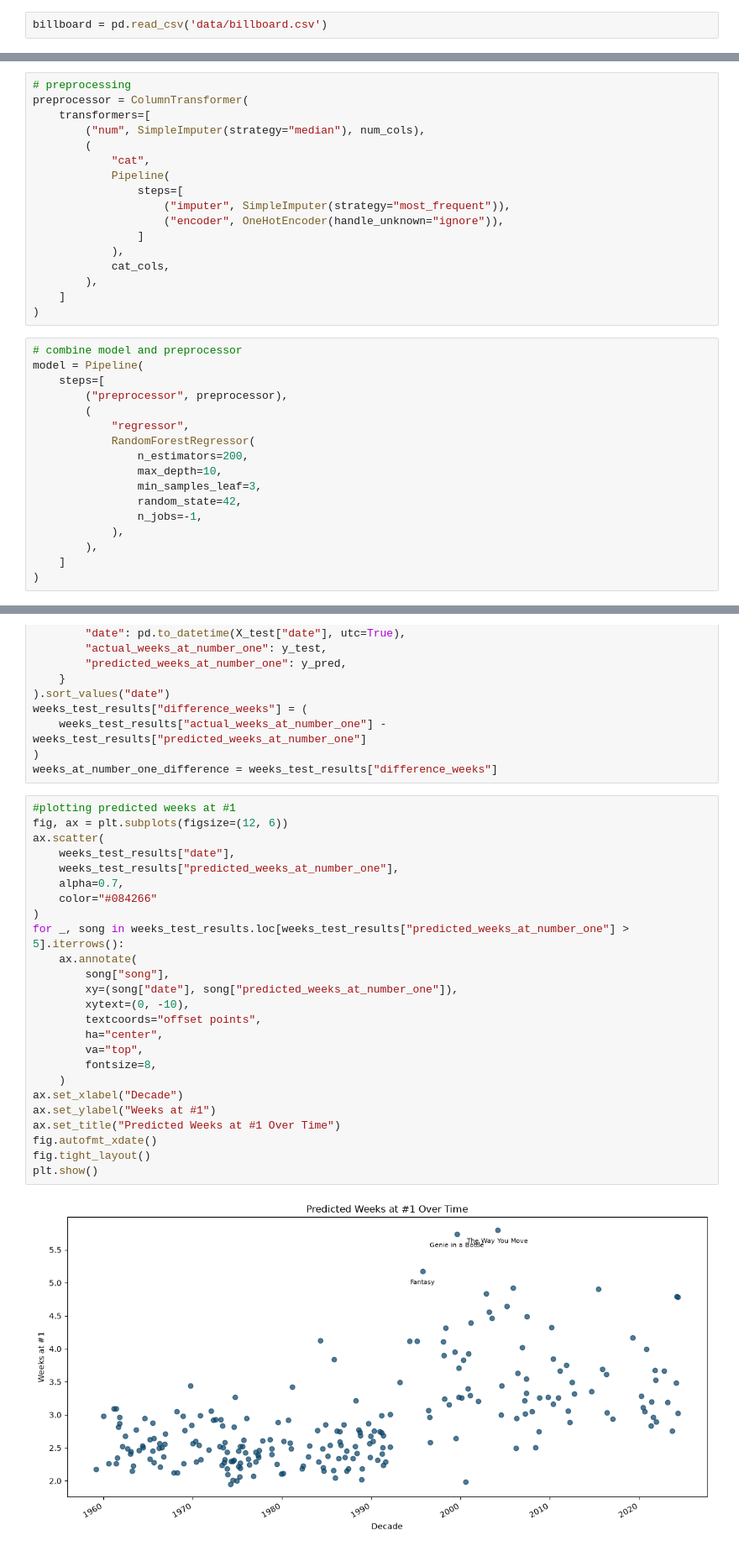
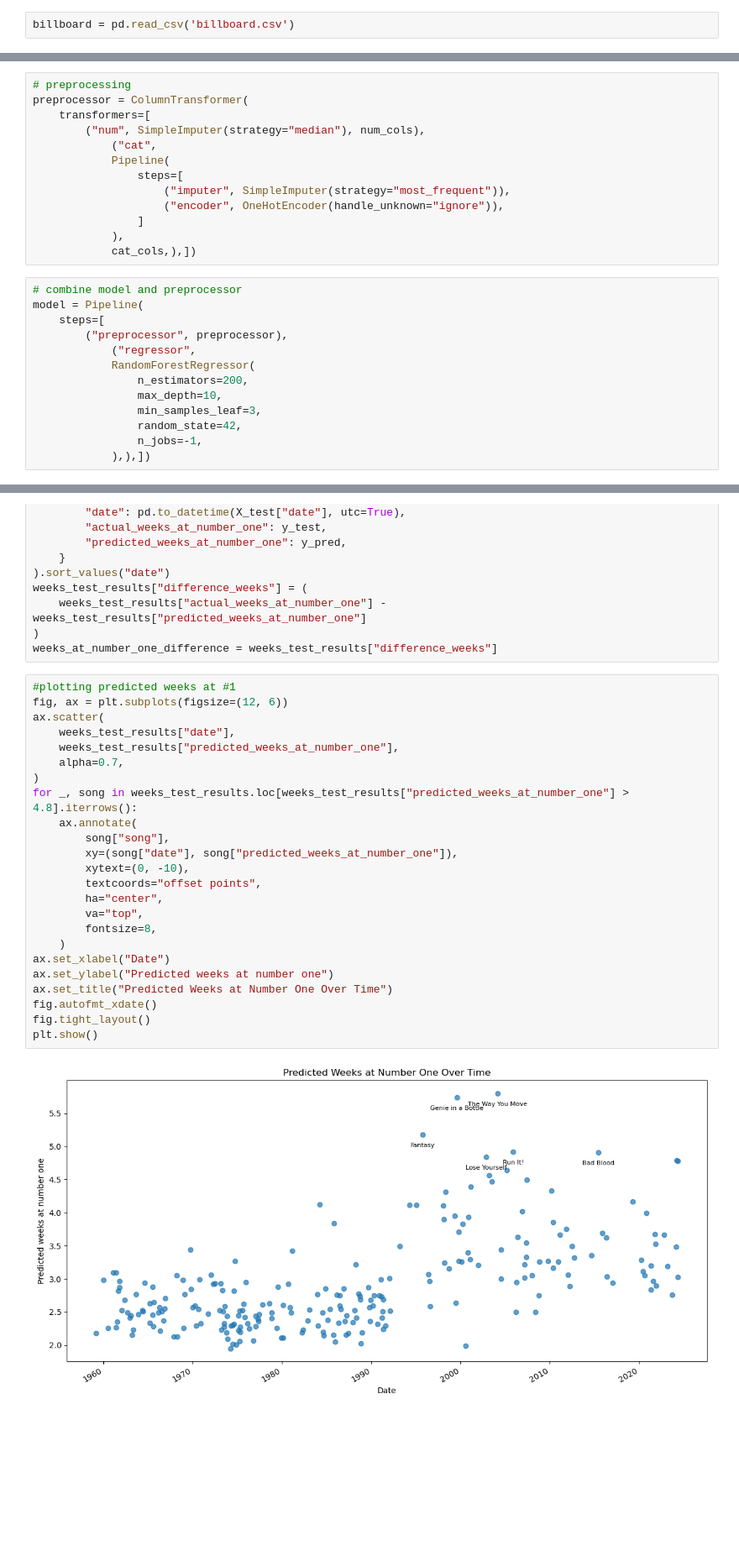
Before and after one commit to IzzyMRob/CS_161_Project, a Jupyter notebook: machinelearning.ipynb, the cells around one changed output, grey strips where cells are left out. Shown at 84% size. Cells and saved outputs as stored; diff of their text form; blank space fills up the shorter version.

```diff
--- a/machinelearning.ipynb
+++ b/machinelearning.ipynb
@@ -9,7 +9,7 @@ from sklearn.pipeline import Pipeline
 from sklearn.impute import SimpleImputer
 from sklearn.preprocessing import OneHotEncoder
 # %%
-billboard = pd.read_csv('data/billboard.csv')
+billboard = pd.read_csv('billboard.csv')
 # %%
 # setting up model
 target = "weeks_at_number_one"
@@ -25,35 +22,27 @@ See https://pandas.pydata.org/docs/user_guide/migration-3-strings.html#string-mi
 preprocessor = ColumnTransformer(
     transformers=[
         ("num", SimpleImputer(strategy="median"), num_cols),
-        (
-            "cat",
+            ("cat",
             Pipeline(
                 steps=[
                     ("imputer", SimpleImputer(strategy="most_frequent")),
                     ("encoder", OneHotEncoder(handle_unknown="ignore")),
                 ]
             ),
-            cat_cols,
-        ),
-    ]
-)
+            cat_cols,),])
 # %%
 # combine model and preprocessor
 model = Pipeline(
     steps=[
         ("preprocessor", preprocessor),
-        (
-            "regressor",
+            ("regressor",
             RandomForestRegressor(
                 n_estimators=200,
                 max_depth=10,
                 min_samples_leaf=3,
                 random_state=42,
                 n_jobs=-1,
-            ),
-        ),
-    ]
-)
+            ),),])
 # %%
 # splitting data
 X_train, X_test, y_train, y_test = train_test_split(
@@ -111,30 +102,29 @@ weeks_at_number_one_difference = weeks_test_results["difference_weeks"]
 # %%
 #plotting predicted weeks at #1
 fig, ax = plt.subplots(figsize=(12, 6))
 ax.scatter(
     weeks_test_results["date"],
     weeks_test_results["predicted_weeks_at_number_one"],
     alpha=0.7,
-    color="#084266"
 )
-for _, song in weeks_test_results.loc[weeks_test_results["predicted_weeks_at_number_one"] > 5].iterrows():
+for _, song in weeks_test_results.loc[weeks_test_results["predicted_weeks_at_number_one"] > 4.8].iterrows():
     ax.annotate(
         song["song"],
         xy=(song["date"], song["predicted_weeks_at_number_one"]),
         xytext=(0, -10),
         textcoords="offset points",
         ha="center",
         va="top",
         fontsize=8,
     )
-ax.set_xlabel("Decade")
-ax.set_ylabel("Weeks at #1")
-ax.set_title("Predicted Weeks at #1 Over Time")
+ax.set_xlabel("Date")
+ax.set_ylabel("Predicted weeks at number one")
+ax.set_title("Predicted Weeks at Number One Over Time")
 fig.autofmt_xdate()
 fig.tight_layout()
 plt.show()
 # %% [output]
-[figure, old version]
+[figure, new version]
 # %%
 #plotting actual weeks at #1
 fig, ax = plt.subplots(figsize=(12, 6))
```
Also changed, not shown: parts of 8 cells of this notebook.
